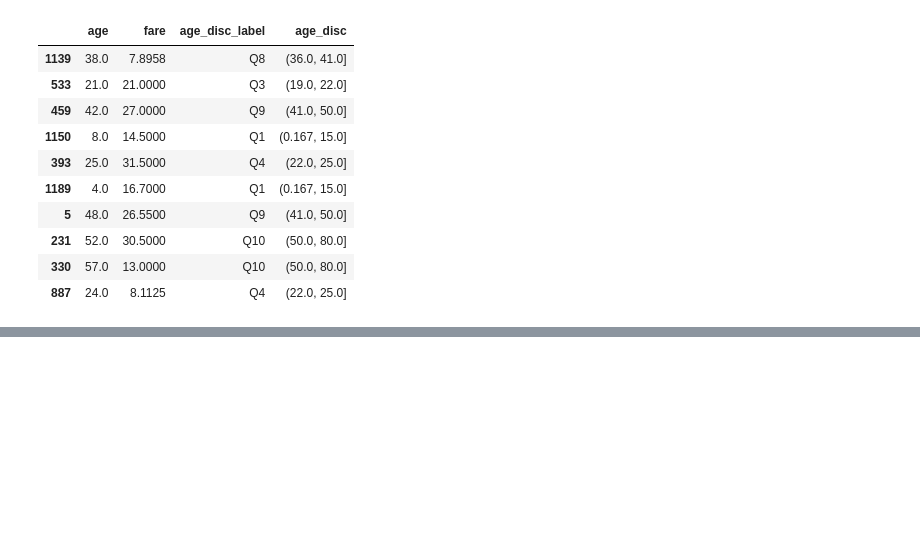
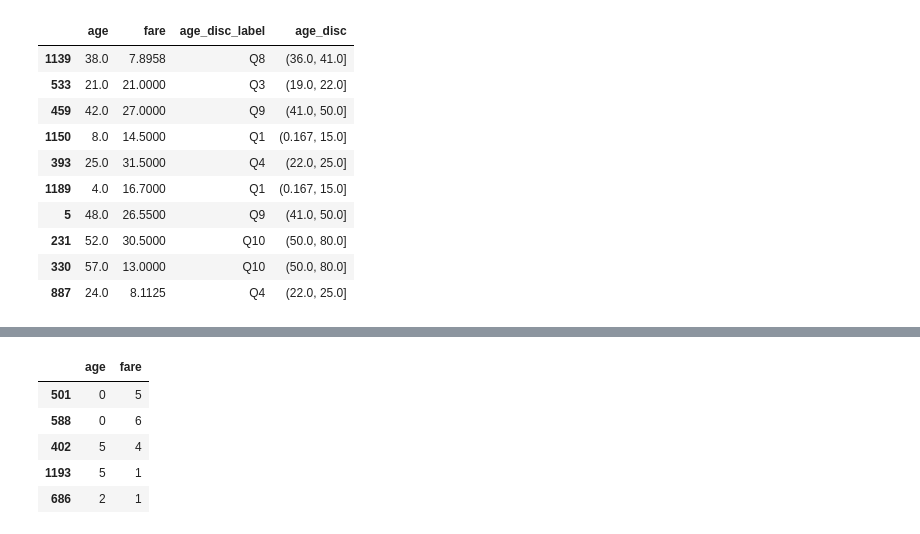
Before and after one commit to KarthikKothareddy/FeatureEngineering, a Jupyter notebook: discretization.ipynb, the cells around one changed output, grey strips where cells are left out. Cells and saved outputs as stored; diff of their text form; code cells hidden in the pictures; blank space fills up the shorter version.

```diff
--- a/discretization.ipynb
+++ b/discretization.ipynb
@@ -154,0 +193,11 @@ x_test.groupby("age_disc")[]
+# %%
+train_t = discretiser.transform(x_train)
+test_t = discretiser.transform(x_test)
+train_t.head()
+# %% [output]
+|  | age | fare |
+| 501 | 0 | 5 |
+| 588 | 0 | 6 |
+| 402 | 5 | 4 |
+| 1193 | 5 | 1 |
+| 686 | 2 | 1 |
```
Also changed, not shown: parts of 7 cells of this notebook.
